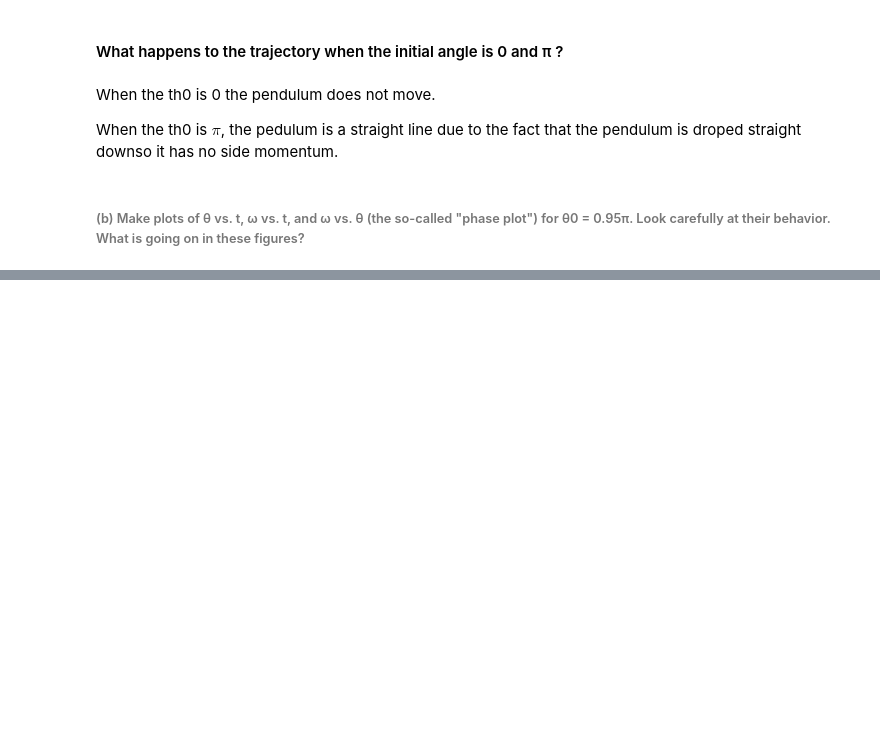
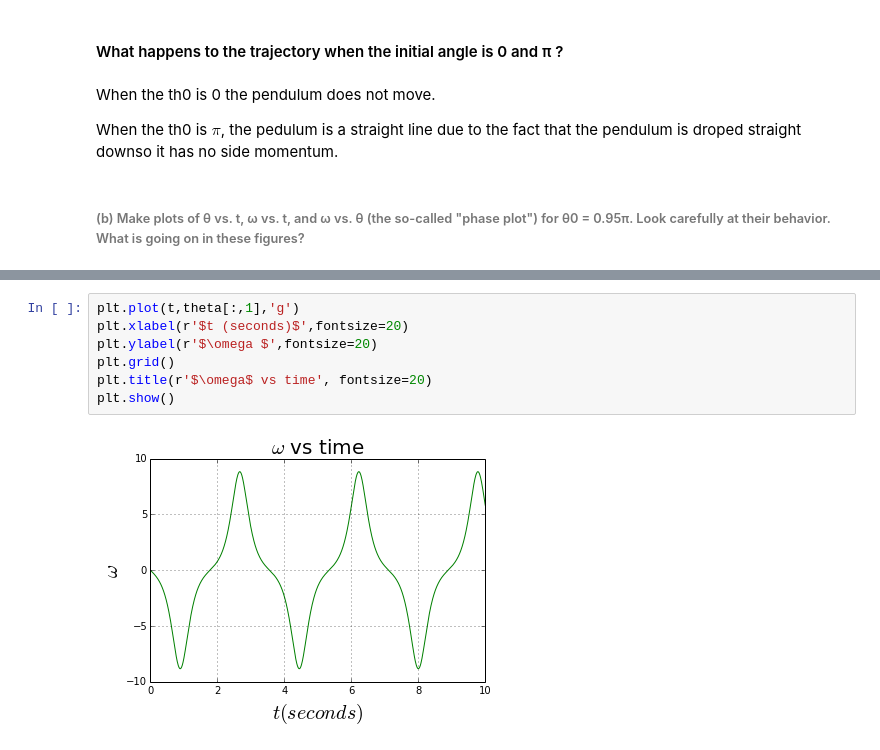
Before and after one commit to nwilli14/PHYS202-S14, a Jupyter notebook: SciPy/ODEExercises.ipynb, the cells around one changed output, grey strips where cells are left out. Cells and saved outputs as stored; diff of their text form; blank space fills up the shorter version.

```diff
--- a/SciPy/ODEExercises.ipynb
+++ b/SciPy/ODEExercises.ipynb
@@ -101,0 +103,9 @@ plt.show()
+# %%
+plt.plot(t,theta[:,1],'g')
+plt.xlabel(r'$t (seconds)$',fontsize=20)
+plt.ylabel(r'$\omega $',fontsize=20)
+plt.grid()
+plt.title(r'$\omega$ vs time', fontsize=20)
+plt.show()
+# %% [output]
+[figure, added]
```
Also changed, not shown: parts of 25 cells of this notebook, 1 other file.
